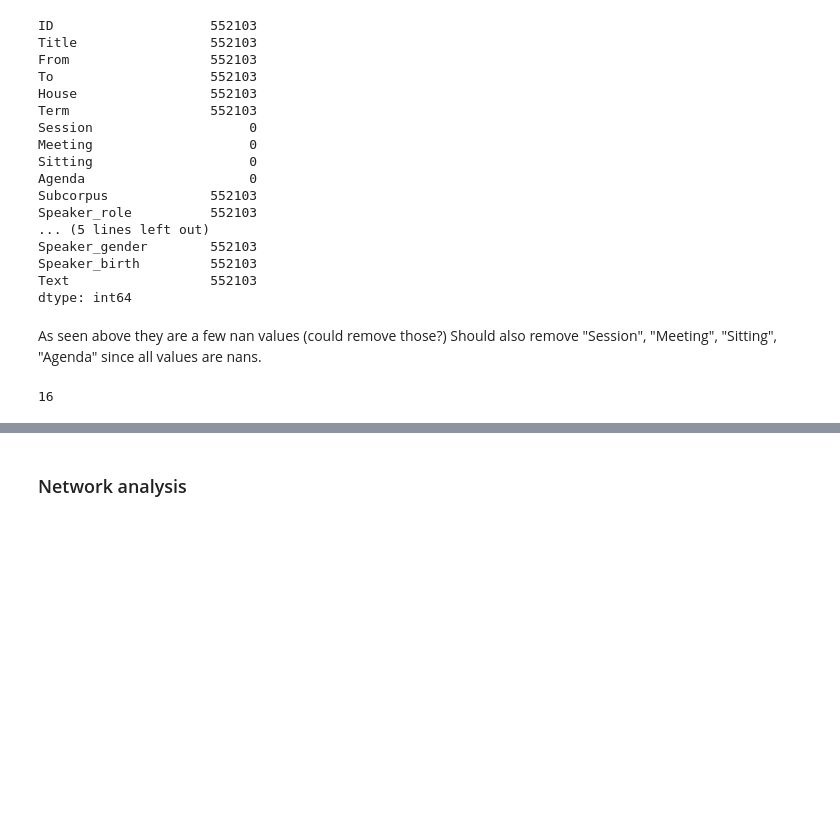
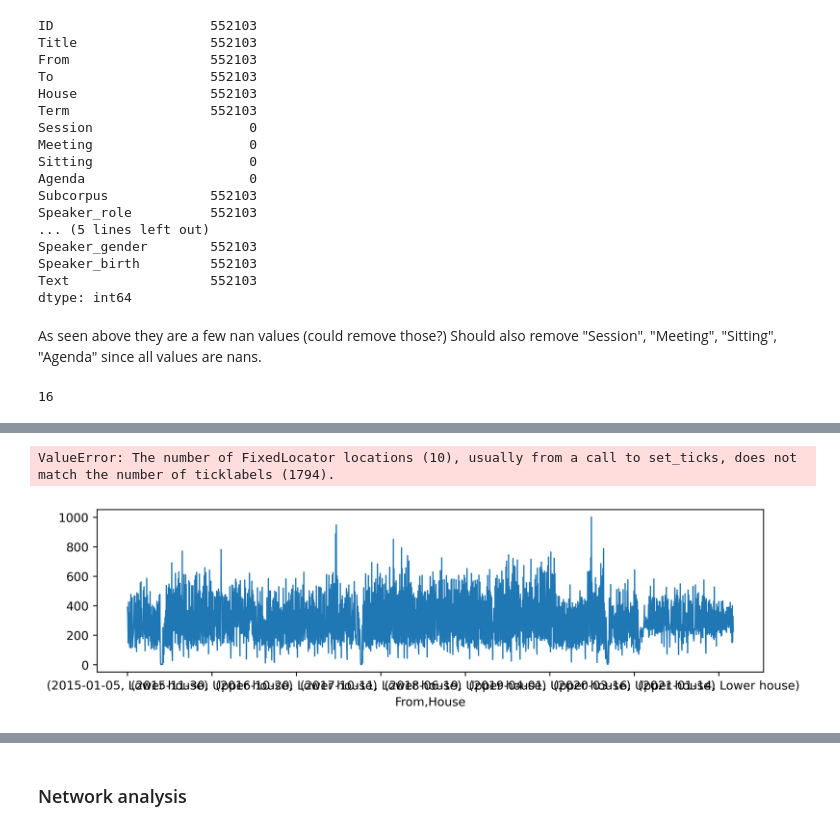
Before and after one commit to DanielHolmelund/Computational-Social-Science-02467, a Jupyter notebook: Project/Preliminary_data_analysis.ipynb, the cells around one changed output, grey strips where cells are left out. Saved outputs shown, nothing was run; the diff lists cells and outputs as text; code cells hidden in the pictures; blank space fills up the shorter version.

```diff
--- a/Project/Preliminary_data_analysis.ipynb
+++ b/Project/Preliminary_data_analysis.ipynb
@@ -49,0 +125,12 @@ ParlaMint.shape[1]
+# %%
+myFmt = mdates.DateFormatter("%b %Y")
+fig, ax = plt.subplots(figsize=(10,2.5), dpi = 400)
+ax = group.iloc[:, 0].plot()
+#group.set_index("From")
+ax.set_xticklabels([item for item in group.index.tolist()],
+rotation=45, ha='center')
+ax.set_xlim([datetime.date(2020, 1, 1), datetime.date(2021, 1, 25)])
+ax.xaxis.set_major_formatter(myFmt)
+# %% [output]
+ValueError: The number of FixedLocator locations (10), usually from a call to set_ticks, does not match the number of ticklabels (1794).
+[figure, added]
```
Also changed, not shown: parts of 15 cells of this notebook, 1 other file.
